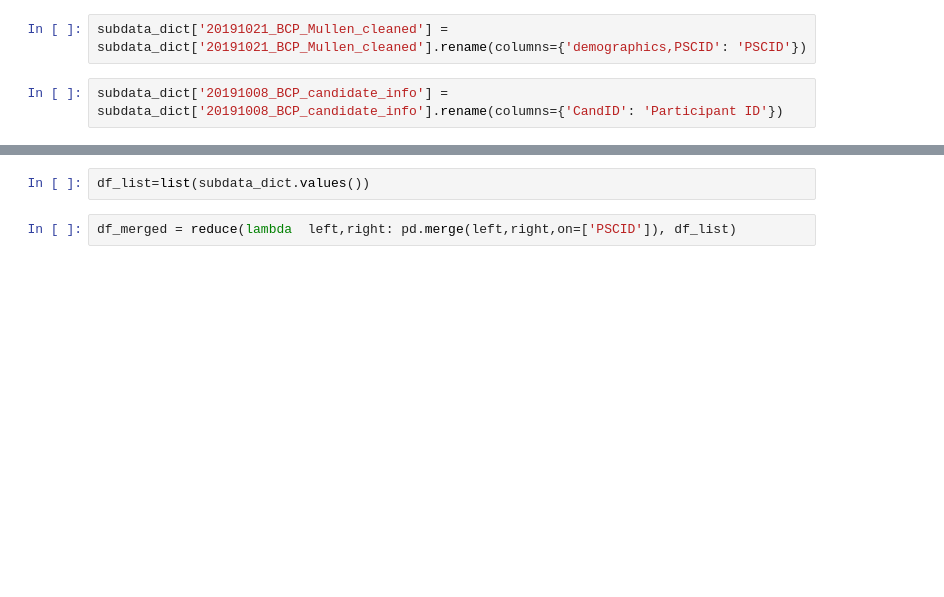
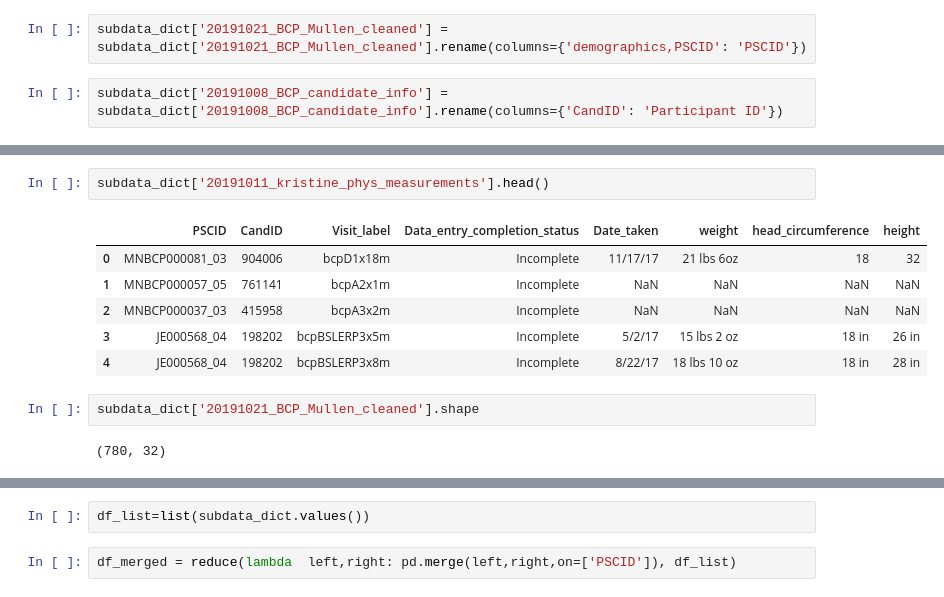
Before and after one commit to niblunc/BCP, a Jupyter notebook: data_check.ipynb, the cells around one changed output, grey strips where cells are left out. Cells and saved outputs as stored; diff of their text form; blank space fills up the shorter version.

```diff
--- a/data_check.ipynb
+++ b/data_check.ipynb
@@ -208,0 +232,13 @@ IDs=IDs[['Identifiers','PSCID']]
+# %%
+subdata_dict['20191011_kristine_phys_measurements'].head()
+# %% [output]
+|  | PSCID | CandID | Visit_label | Data_entry_completion_status | Date_taken | weight | head_circumference | height |
+| 0 | MNBCP000081_03 | 904006 | bcpD1x18m | Incomplete | 11/17/17 | 21 lbs 6oz | 18 | 32 |
+| 1 | MNBCP000057_05 | 761141 | bcpA2x1m | Incomplete | NaN | NaN | NaN | NaN |
+| 2 | MNBCP000037_03 | 415958 | bcpA3x2m | Incomplete | NaN | NaN | NaN | NaN |
+| 3 | JE000568_04 | 198202 | bcpBSLERP3x5m | Incomplete | 5/2/17 | 15 lbs 2 oz | 18 in | 26 in |
+| 4 | JE000568_04 | 198202 | bcpBSLERP3x8m | Incomplete | 8/22/17 | 18 lbs 10 oz | 18 in | 28 in |
+# %%
+subdata_dict['20191021_BCP_Mullen_cleaned'].shape
+# %% [output]
+(780, 32)
```
Also changed, not shown: parts of 24 cells of this notebook, 3 other files.
